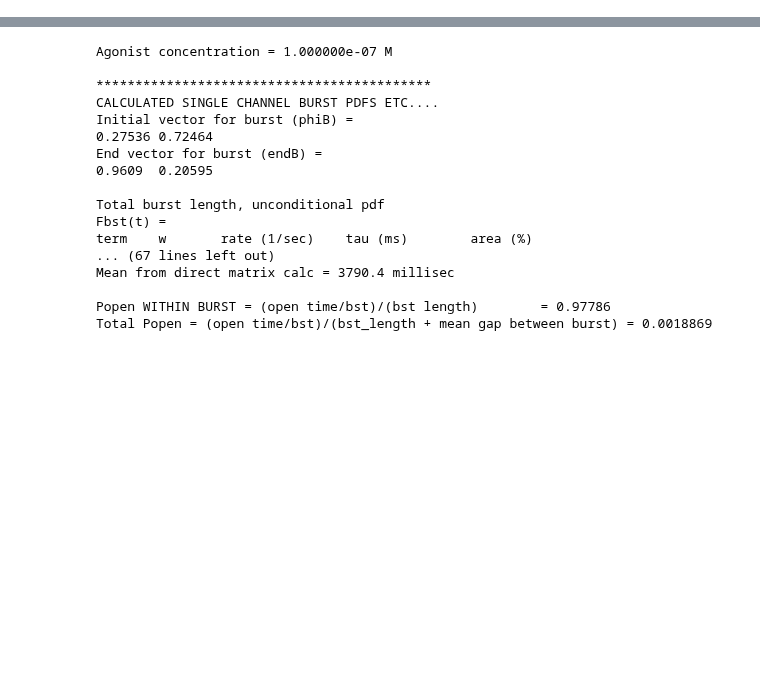
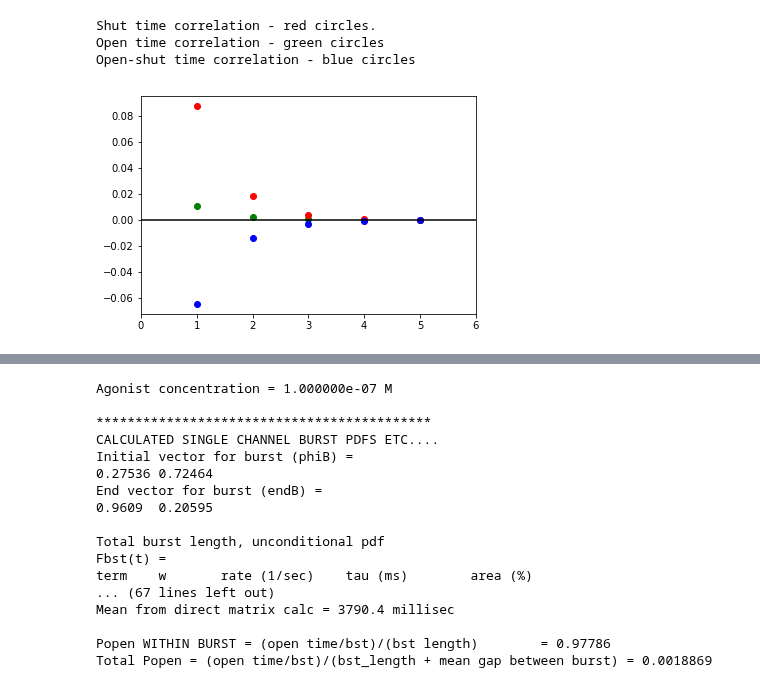
Before and after one commit to DCPROGS/SCALCS, a Jupyter notebook: notebooks/demo-scalcs.ipynb, the cells around one changed output, grey strips where cells are left out. Drawn from its saved outputs; the diff is of its cells as text; code cells hidden in the pictures; blank space fills up the shorter version.

```diff
--- a/notebooks/demo-scalcs.ipynb
+++ b/notebooks/demo-scalcs.ipynb
@@ -65,2 +128,0 @@ plt.title('The shut time pdf')
-# %%
-demomec.set_eff('c', conc)
@@ -66,0 +151,14 @@ demomec.set_eff('c', conc)
+# %%
+lag = 5
+n, roA, roF, roAF = scpl.corr_open_shut(demomec, lag)
+plt.plot(n, roA,'go', n, roF, 'ro', n, roAF, 'bo')
+plt.axhline(y=0, xmin=0, xmax=1, color='k')
+plt.xlim([0, 6])
+print( 'Shut time correlation - red circles.\n' +
+    'Open time correlation - green circles\n' +
+    'Open-shut time correlation - blue circles')
+# %% [output]
+Shut time correlation - red circles.
+Open time correlation - green circles
+Open-shut time correlation - blue circles
+[figure, added]
```
Also changed, not shown: parts of 58 cells of this notebook, 2 other files.
